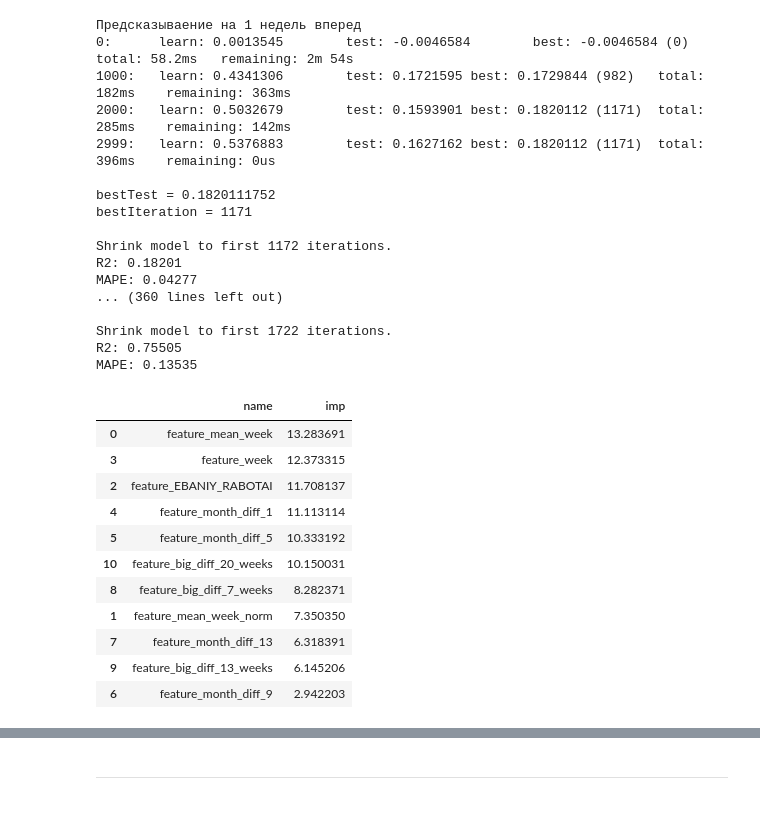
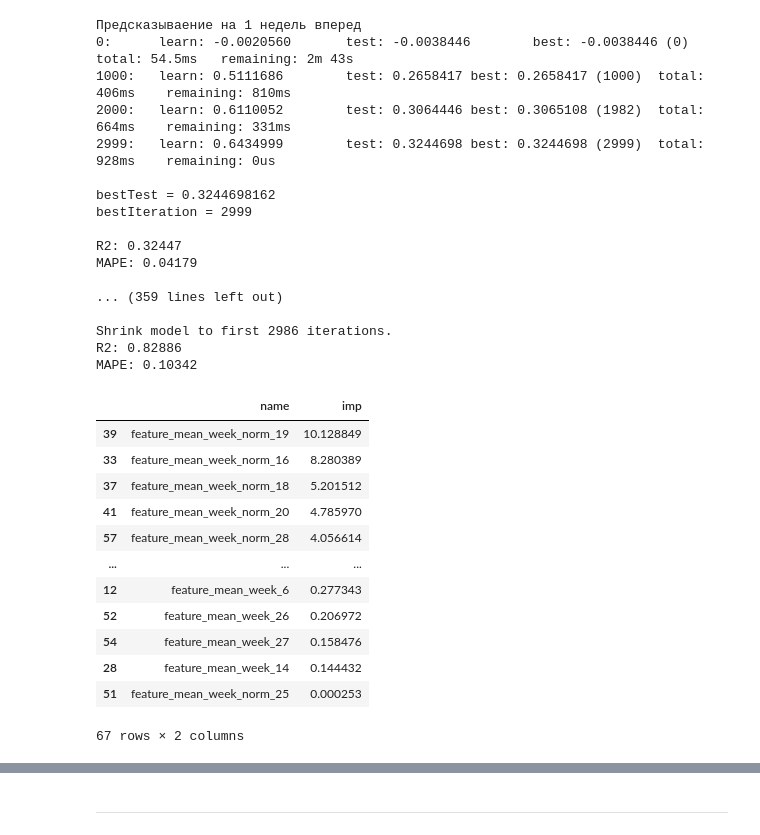
Before and after one commit to kdimon15/hack_media, a Jupyter notebook: продажи.ipynb, the cells around one changed output, grey strips where cells are left out. Saved outputs shown, nothing was run; the diff lists cells and outputs as text; code cells hidden in the pictures.

```diff
--- a/продажи.ipynb
+++ b/продажи.ipynb
@@ -25,7 +25,13 @@ def read_file(path):
     df.columns = columns
     df.loc[df['неделя']==53, 'неделя'] = 52
 
+    df['Начало нед'] = pd.to_datetime(df['Начало нед'])
+
     return df
 
 df = read_file('data/train.xlsx')
 df.loc[df['неделя']==53, 'неделя'] = 52
+# %%
+df['year'] = df['Начало нед'].dt.year
+
+# df.loc[df['year'] <= 2020, 'продажи'] += 5_000_000
@@ -76,0 +112,6 @@ df = df.loc[20:].reset_index(drop=True)
+# %%
+i = 1
+
+cur_df = df.drop([43-i, 44-i, 45-i, 46-i])
+
+cur_df.iloc[35:45]
@@ -85,8 +138,15 @@ for i in range(1, 30):
 
     cur_df = df[df[f'target_{i}'].notna()]
 
-    if i == 1:
-        cur_df = cur_df[(cur_df[f'target_1'] < 1.5) & (cur_df[f'target_1'] > 0.7)]
+    # if i <= 20:
+        # cur_df = cur_df[(cur_df[f'target_1'] < 1.5) & (cur_df[f'target_1'] > 0.7)]
+    cur_df = cur_df.drop([43-i, 44-i, 45-i, 46-i])
+
+    # for j in range(1, 30):
+    #     if abs(i - j) >= 7:
+    #         # print(i, j)
+    #         # display(cur_df)
+    #         cur_df = cur_df.drop([f'feature_mean_week_{j-1}', f'feature_mean_week_norm_{j-1}'], axis=1)
 
     train_data, valid_data = cur_df[:int(len(cur_df) * (1-test_size))], cur_df[int(len(cur_df) * (1-test_size)):]
 
@@ -103,7 +163,7 @@ for i in range(1, 30):
         custom_metric=['R2'],
 
         random_state=42,
-        thread_count=4
+        thread_count=5
     )
 
     model.fit(X_train, y_train, eval_set=(X_valid, y_valid), verbose=1000)
@@ -122,43 +182,44 @@ for i in range(1, 30):
     print()
 # %% [output]
 Предсказываение на 1 недель вперед
-0:      learn: 0.0013545        test: -0.0046584        best: -0.0046584 (0)    total: 58.2ms   remaining: 2m 54s
-1000:   learn: 0.4341306        test: 0.1721595 best: 0.1729844 (982)   total: 182ms    remaining: 363ms
-2000:   learn: 0.5032679        test: 0.1593901 best: 0.1820112 (1171)  total: 285ms    remaining: 142ms
-2999:   learn: 0.5376883        test: 0.1627162 best: 0.1820112 (1171)  total: 396ms    remaining: 0us
+0:      learn: -0.0020560       test: -0.0038446        best: -0.0038446 (0)    total: 54.5ms   remaining: 2m 43s
+1000:   learn: 0.5111686        test: 0.2658417 best: 0.2658417 (1000)  total: 406ms    remaining: 810ms
+2000:   learn: 0.6110052        test: 0.3064446 best: 0.3065108 (1982)  total: 664ms    remaining: 331ms
+2999:   learn: 0.6434999        test: 0.3244698 best: 0.3244698 (2999)  total: 928ms    remaining: 0us
 
-bestTest = 0.1820111752
-bestIteration = 1171
+bestTest = 0.3244698162
+bestIteration = 2999
 
-Shrink model to first 1172 iterations.
-R2: 0.18201
-MAPE: 0.04277
-... (360 lines left out)
+R2: 0.32447
+MAPE: 0.04179
 
-Shrink model to first 1722 iterations.
-R2: 0.75505
-MAPE: 0.13535
+... (359 lines left out)
+
+Shrink model to first 2986 iterations.
+R2: 0.82886
+MAPE: 0.10342
 # %%
 with open("models.pkl", "wb") as file:
     pickle.dump(all_models, file)
 # %%
 pd.DataFrame({
     'name': X_train.columns,
-    'imp': all_models[0].get_feature_importance()
+    'imp': all_models[-1].get_feature_importance()
 }).sort_values('imp', ascending=False)
 # %% [output]
 |  | name | imp |
-| 0 | feature_mean_week | 13.283691 |
-| 3 | feature_week | 12.373315 |
-| 2 | feature_EBANIY_RABOTAI | 11.708137 |
-| 4 | feature_month_diff_1 | 11.113114 |
-| 5 | feature_month_diff_5 | 10.333192 |
-| 10 | feature_big_diff_20_weeks | 10.150031 |
-| 8 | feature_big_diff_7_weeks | 8.282371 |
-| 1 | feature_mean_week_norm | 7.350350 |
-| 7 | feature_month_diff_13 | 6.318391 |
-| 9 | feature_big_diff_13_weeks | 6.145206 |
-| 6 | feature_month_diff_9 | 2.942203 |
+| 39 | feature_mean_week_norm_19 | 10.128849 |
+| 33 | feature_mean_week_norm_16 | 8.280389 |
+| 37 | feature_mean_week_norm_18 | 5.201512 |
+| 41 | feature_mean_week_norm_20 | 4.785970 |
+| 57 | feature_mean_week_norm_28 | 4.056614 |
+| ... | ... | ... |
+| 12 | feature_mean_week_6 | 0.277343 |
+| 52 | feature_mean_week_26 | 0.206972 |
+| 54 | feature_mean_week_27 | 0.158476 |
+| 28 | feature_mean_week_14 | 0.144432 |
+| 51 | feature_mean_week_norm_25 | 0.000253 |
+67 rows × 2 columns
 # %%
 print(f'R2: {round(np.mean([x[0] for x in all_metrics]), 5)}')
 print(f'MAPE: {round(np.mean([x[1] for x in all_metrics]), 5)}')
```
Also changed, not shown: parts of 14 cells of this notebook, 3 other files.
